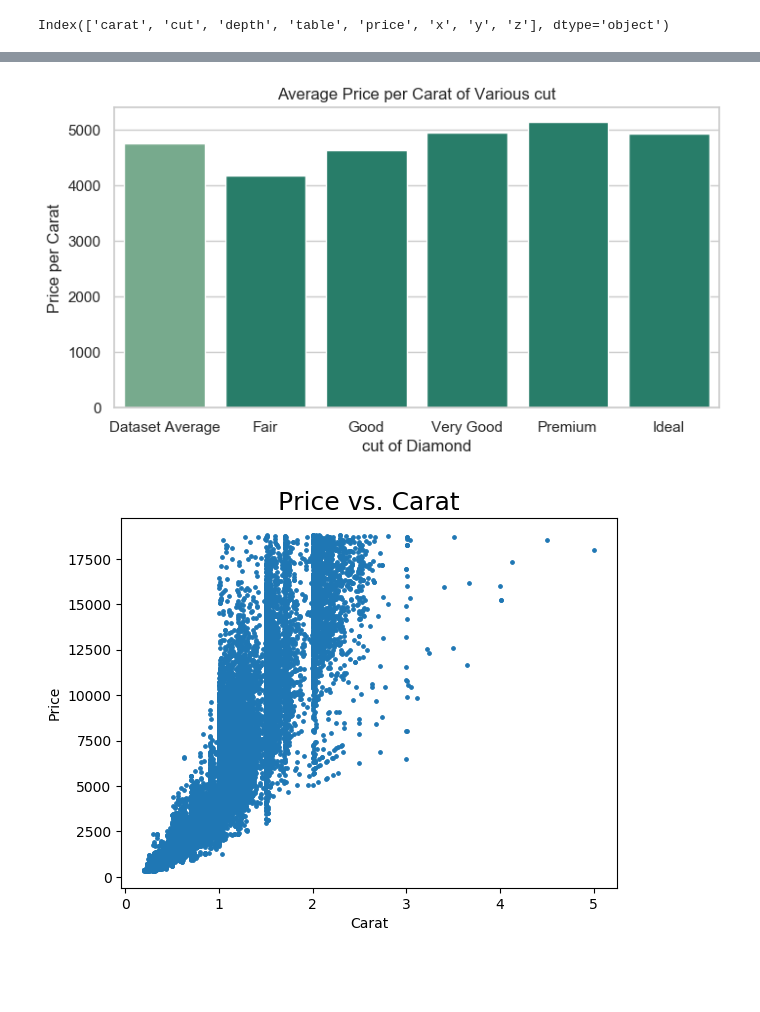
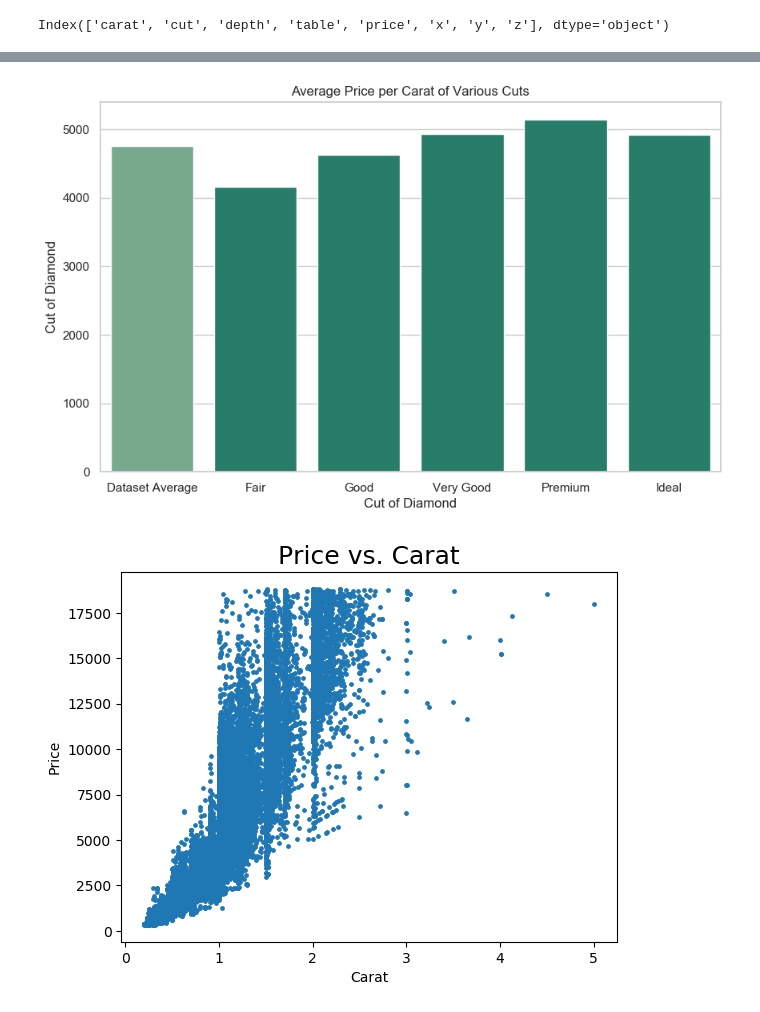
Before and after one commit to SeverineSoltani/Diamonds, a Jupyter notebook: Diamonds_Analysis.ipynb, the cells around one changed output, grey strips where cells are left out. Cells and saved outputs as stored; diff of their text form; code cells hidden in the pictures; blank space fills up the shorter version.

Commit message:
Stacked bargraph code to function

```diff
--- a/Diamonds_Analysis.ipynb
+++ b/Diamonds_Analysis.ipynb
@@ -112,11 +93,0 @@ plt.show()
-# %%
-title = 'Diamond Color Constituents for Each Class of Clarity'
-x_label = "Clarity"
-y_label = "Total Count of Diamonds by Clarity"
-
-
-carat_table = pd.crosstab(index = df["clarity"], columns = df["cut"])
-ax = carat_table.plot(kind="bar", figsize = (10,6), color = pal, stacked=True)
-ax.set_title(title, fontsize = 18)
-ax.set(xlabel = x_label, ylabel = y_label)
-plt.show()
@@ -125,5 +99,6 @@ plt.show()
 # %%
-def price_bar_chart(variable, variable_list, df):
+def price_bar_chart(variable, variable_list, df, plot_title, x_axis_label,
+                    y_axis_label):
 
     cut_averages = df.groupby([variable]).mean()
     cut_averages['price per carat'] = cut_averages['price']/cut_averages['carat']
@@ -141,21 +116,20 @@ def price_bar_chart(variable, variable_list, df):
     variable_list.insert(0, 'Dataset Average')
 
 
-    title = 'Average Price per Carat of Various ' + variable
-    x_label = variable + ' of Diamond'
-    y_label = 'Price per Carat'
     clrs = ['#1A8B71' if x != 'Dataset Average' else '#6FB28C' for x in variable_list]
     plt.figure(figsize = (10,6))
     sns.set(style = "whitegrid")
     ax = sns.barplot(x = variable_list, y = price_by_cut, palette = clrs)
-    ax.set_title(title, fontsize = 12)
-    ax.set(xlabel = x_label, ylabel = y_label)
+    ax.set_title(plot_title, fontsize = 12)
+    ax.set(xlabel = x_axis_label, ylabel = x_axis_label)
     plt.show()
 # %%
 cut_list = ['Fair', 'Good', 'Very Good', 'Premium', 'Ideal']
-price_bar_chart('cut', cut_list, df)
+color_list = ['J', 'I', 'H', 'G', 'F', 'E', 'D']
+price_bar_chart('cut', cut_list, df, 'Average Price per Carat of Various Cuts',
+                'Cut of Diamond', 'Price per Carat')
 # %% [output]
-[figure, old version]
+[figure, new version]
 # %%
 sns.reset_defaults()
 
```
Also changed, not shown: parts of 6 cells of this notebook.
